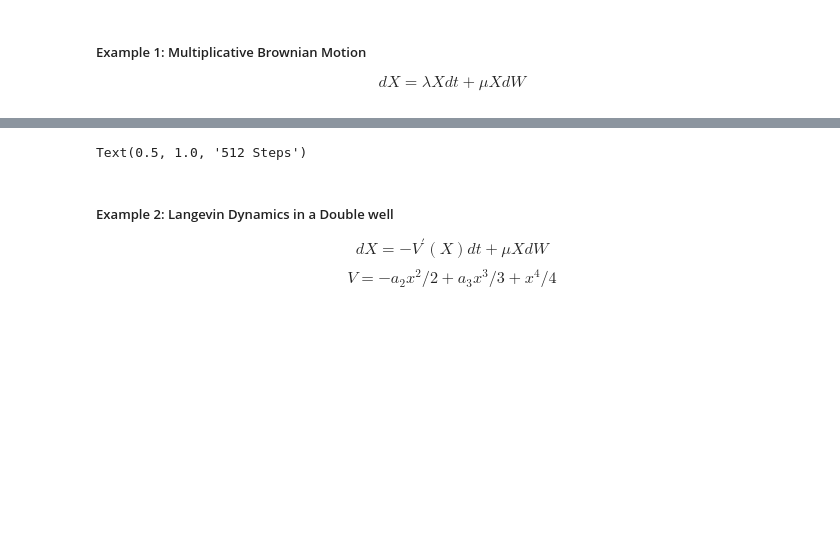
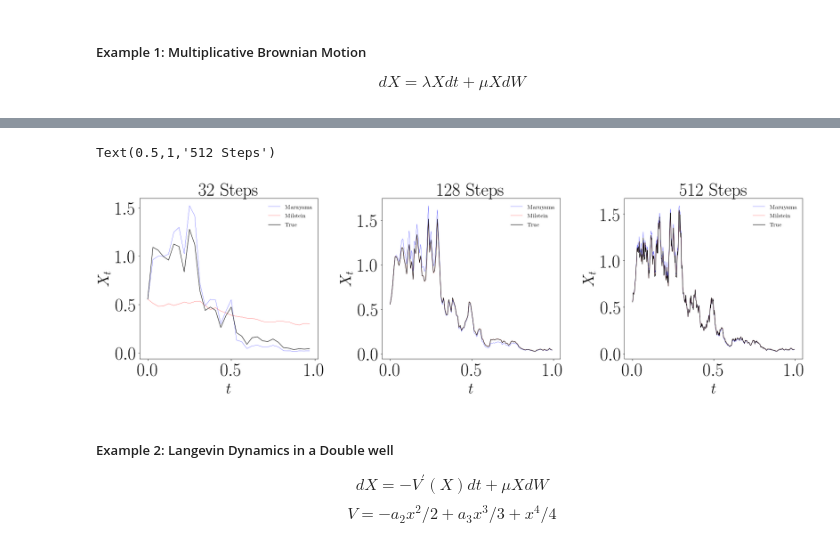
Before and after one commit to sthalabard/SDE-2019, a Jupyter notebook: Lecture4_NumericalSDE.ipynb, the cells around one changed output, grey strips where cells are left out. Saved outputs shown, nothing was run; the diff lists cells and outputs as text; code cells hidden in the pictures; blank space fills up the shorter version.

```diff
--- a/Lecture4_NumericalSDE.ipynb
+++ b/Lecture4_NumericalSDE.ipynb
@@ -7,3 +3,13 @@
+# %%
+%load_ext autoreload
+%autoreload 2
+%matplotlib inline
+
+figheight=8
+rc('legend', frameon=False,fancybox=True,shadow=True,fontsize=14,loc='best')
+rc('lines', linewidth=2)
+font = {'family':'serif','size':35}
+rc('font',**font)
 # %% [markdown]
 #### Sources:
 Pavliotis, stochastic processes and applications, Chapter 5
@@ -71,6 +77,7 @@ for i in range(NT-1): W[i+1]=W[i]+np.sqrt(time[i+1]-time[i])*DW[i]
 z0=np.random.rand(M)
 
 
+rc('font',**font)
 fig,ax=subplots(1,3,figsize=(3*figheight,figheight),num='Samples')
 
 every=2**6
@@ -123,4 +128,5 @@ a.set_title('%d Steps' %(NT//every,))
-Text(0.5, 1.0, '512 Steps')
+Text(0.5,1,'512 Steps')
+[figure, added]
 # %% [markdown]
 ##### Example 2: Langevin Dynamics in a Double well
 $$dX = -V^\prime(X)  dt + \mu X dW$$
```
Also changed, not shown: parts of 8 cells of this notebook.
